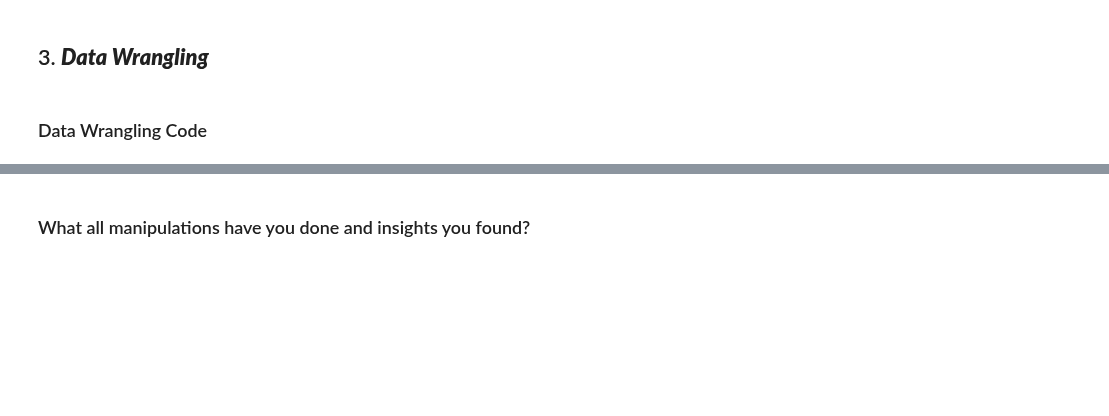
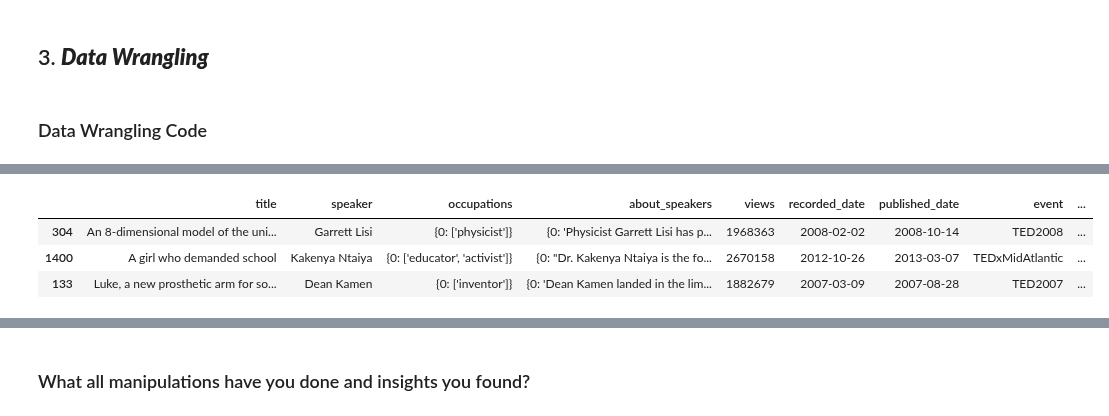
Before and after one commit to shubhamrai1318/TED_Talk_Views_Prediction, a Jupyter notebook: TED_Talk_Views_Prediction.ipynb, the cells around one changed output, grey strips where cells are left out. Saved outputs shown, nothing was run; the diff lists cells and outputs as text; code cells hidden in the pictures; blank space fills up the shorter version.

```diff
--- a/TED_Talk_Views_Prediction.ipynb
+++ b/TED_Talk_Views_Prediction.ipynb
@@ -401,0 +462,8 @@ dtype: int64
+# %%
+# checking for random data from the dataset/dataframe
+df.sample(3)
+# %% [output]
+|  | title | speaker | occupations | about_speakers | views | recorded_date | published_date | event | ... |
+| 304 | An 8-dimensional model of the uni... | Garrett Lisi | {0: ['physicist']} | {0: 'Physicist Garrett Lisi has p... | 1968363 | 2008-02-02 | 2008-10-14 | TED2008 | ... |
+| 1400 | A girl who demanded school | Kakenya Ntaiya | {0: ['educator', 'activist']} | {0: "Dr. Kakenya Ntaiya is the fo... | 2670158 | 2012-10-26 | 2013-03-07 | TEDxMidAtlantic | ... |
+| 133 | Luke, a new prosthetic arm for so... | Dean Kamen | {0: ['inventor']} | {0: 'Dean Kamen landed in the lim... | 1882679 | 2007-03-09 | 2007-08-28 | TED2007 | ... |
```
Also changed, not shown: parts of 8 cells of this notebook.
